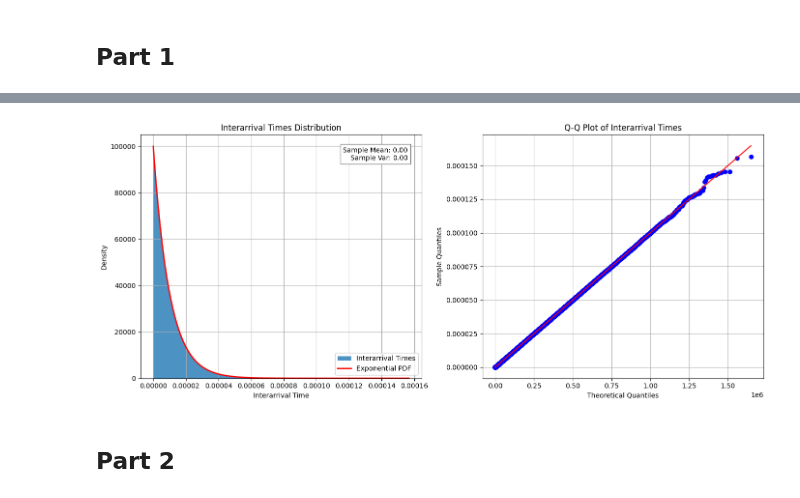
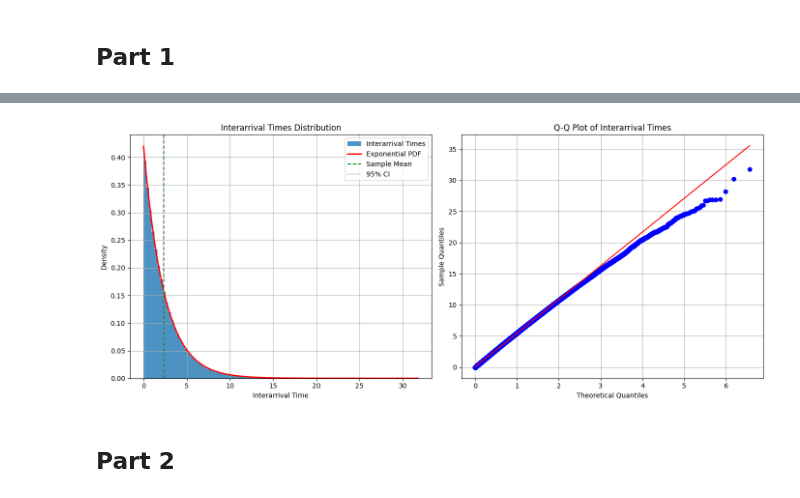
Before and after one commit to DaMole98/SPE-labs, a Jupyter notebook: HW-2/HW2.ipynb, the cells around one changed output, grey strips where cells are left out. Saved outputs shown, nothing was run; the diff lists cells and outputs as text; code cells hidden in the pictures.

```diff
--- a/HW-2/HW2.ipynb
+++ b/HW-2/HW2.ipynb
@@ -27,15 +30,18 @@ def get_interarrival_times_from_uniform(
         N (int): The number of samples to generate.
         repetitions (int): The number of repetitions. Default is 1.
     Returns:
-        np.ndarray: A 1D array of interarrival times.
+        np.ndarray: A 2D array of shape (repetitions, N) containing the interarrival times.
     """
-    samples = [np.sort(np.random.uniform(0, T, N)) for _ in range(repetitions)]
+    # Generate arrivals from uniform distribution
+    samples = np.random.uniform(0, T, (repetitions, N))
+    samples.sort(axis=1) # sort each row to ease the calculation of interarrival times
 
-    interarrivals = np.empty((repetitions, N))
+    # Calculate interarrival times
+    interarrivals = np.concatenate(
+        (samples[:, :1], np.diff(samples, axis=1)), axis=1
+    )  # shape (repetitions, N)
 
-    for i, sample in enumerate(samples):
-        interarrivals[i] = np.concatenate(([sample[0]], np.diff(sample)))
-
-    return interarrivals.flatten()
+    return interarrivals
 # %%
-interarrivals = get_interarrival_times_from_uniform(T, N)
+interarrivals = get_interarrival_times_from_uniform(T, N, repetitions)
+all_interarrivals = interarrivals.flatten()
@@ -42,47 +102,37 @@ interarrivals = get_interarrival_times_from_uniform(T, N)
 # %%
-mean = np.mean(interarrivals)
-var = np.var(interarrivals)
-
 fig, axes = plt.subplots(1, 2, figsize=(14, 6))
 
 # -------- Left Plot: Histogram + PDF --------
 ax1 = axes[0]
-ax1.hist(interarrivals, bins=500, density=True, alpha=0.8, label="Interarrival Times")
+ax1.hist(all_interarrivals, bins=100, density=True, alpha=0.8, label="Interarrival Times")
 
-x = np.linspace(0, np.max(interarrivals), 1000)
+x = np.linspace(0, np.max(all_interarrivals), 1000)
 ax1.plot(x, stats.expon.pdf(x, scale=lam), "r-", lw=2, label="Exponential PDF")
+
+# Plot mean and CI
+ax1.axvline(aggregated_mean, color="green", linestyle="--", label="Sample Mean")
+ax1.axvline(aggr_mean_ci_lower, color="gray", linestyle=":", label="95% CI")
+ax1.axvline(aggr_mean_ci_upper, color="gray", linestyle=":")
 
 ax1.set_title("Interarrival Times Distribution")
 ax1.set_xlabel("Interarrival Time")
 ax1.set_ylabel("Density")
 ax1.legend()
 ax1.grid()
 
-# Add mean/var text inside the left plot
-textstr = f"Sample Mean: {mean:.2f}\nSample Var: {var:.2f}"
-ax1.text(
-    0.95,
-    0.95,
-    textstr,
-    transform=ax1.transAxes,
-    fontsize=10,
-    verticalalignment="top",
-    horizontalalignment="right",
-    bbox=dict(facecolor="white", edgecolor="gray"),
-)
-
 # -------- Right Plot: Q-Q Plot --------
 ax2 = axes[1]
-stats.probplot(interarrivals, dist="expon", sparams=(0, 1 / lam), plot=ax2)
+stats.probplot(all_interarrivals, dist="expon", sparams=(0, 1 / lam), plot=ax2)
 ax2.set_title("Q-Q Plot of Interarrival Times")
 ax2.set_xlabel("Theoretical Quantiles")
 ax2.set_ylabel("Sample Quantiles")
 ax2.grid()
 
+
 plt.tight_layout()
 plt.show()
 # %% [output]
-[figure, old version]
+[figure, new version]
 # %% [markdown]
 ## Part 2
 # %%
```
Also changed, not shown: parts of 6 cells of this notebook.
